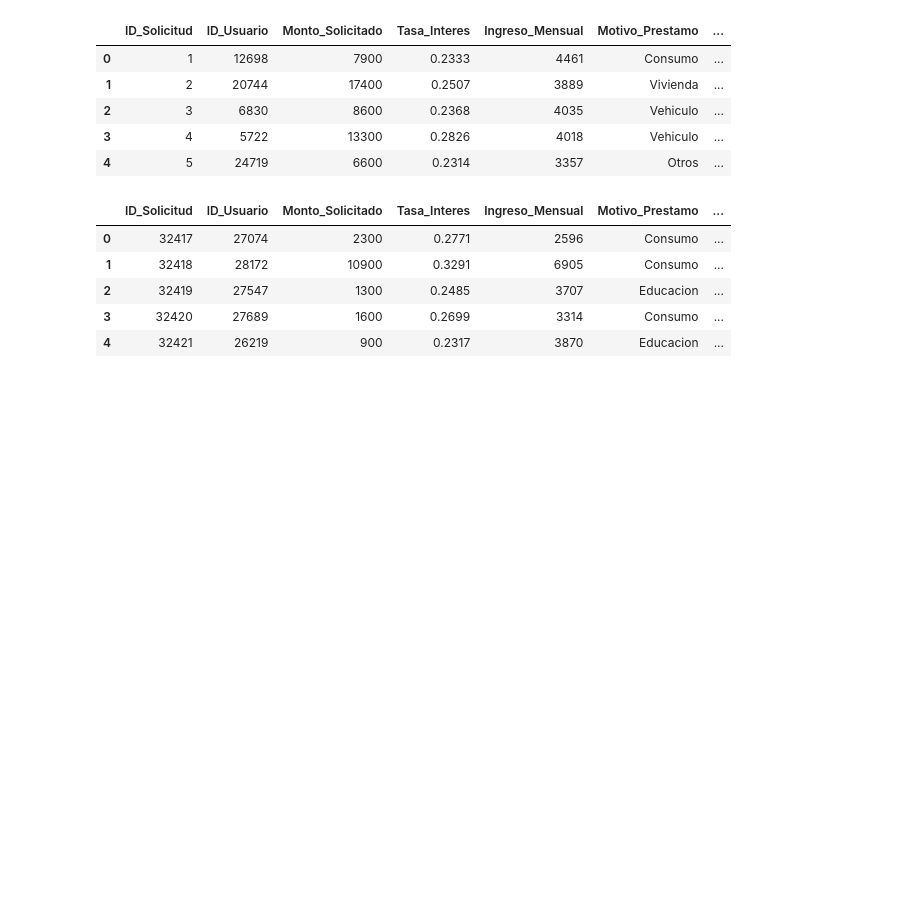
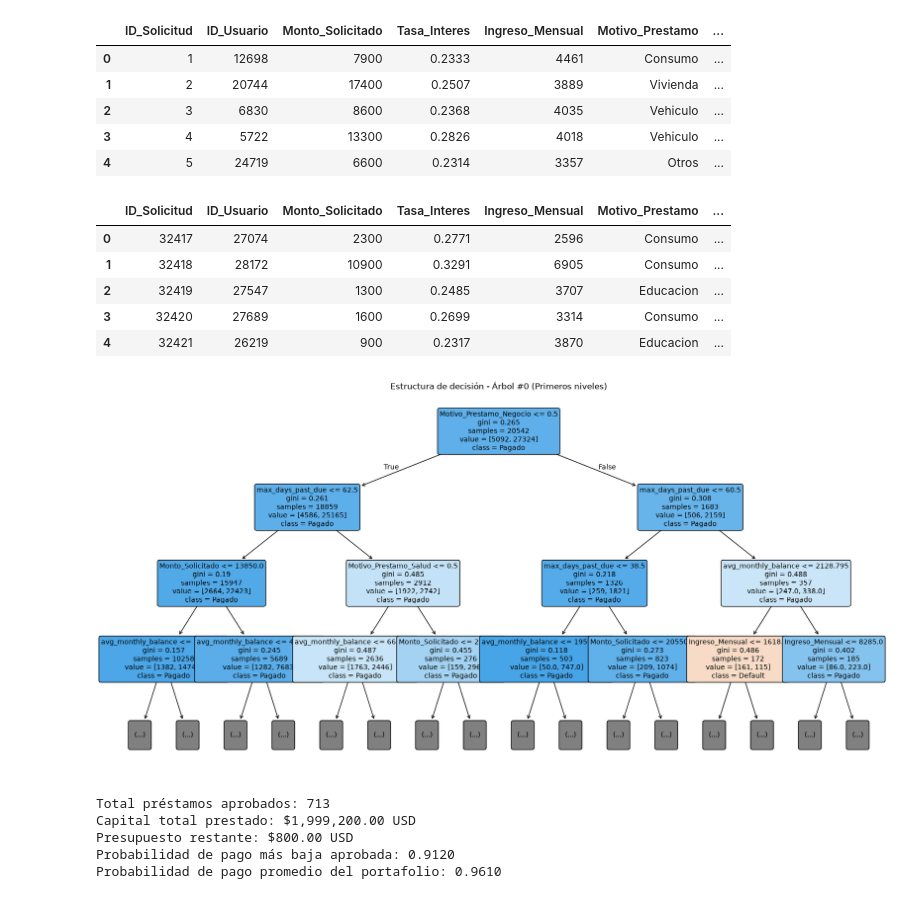
Before and after one commit to pedrocesana04/Grupo12_Cesana-Lorenzo_ia_2026, a Jupyter notebook: entrega3/mas_probable_cobro_roi.ipynb, the cells around one changed output. Drawn from its saved outputs; the diff is of its cells as text; code cells hidden in the pictures; blank space fills up the shorter version.

Commit message:
Gráficos Árboles

```diff
--- a/entrega3/mas_probable_cobro_roi.ipynb
+++ b/entrega3/mas_probable_cobro_roi.ipynb
@@ -66,18 +66,32 @@ X_test = test_encoded.drop(columns=drop_columns)
 # %%
 # Entrenamiento y estimación
 
-# Primera Entrega (top 1)
-rf_model = RandomForestClassifier(n_estimators=150, max_depth=10, random_state=42)
-
-# Segunda Entrega (top 3)
-# rf_model = RandomForestClassifier(n_estimators=300, max_depth=20, random_state=42)
-
-# Tercera Entrega (top 2)
-# rf_model = RandomForestClassifier(n_estimators=100, max_depth=5, random_state=42)
+rf_model = RandomForestClassifier(n_estimators=150, max_depth=8, random_state=42)
 
 rf_model.fit(X_train, y_train)
 
 test["repayment_probability"] = rf_model.predict_proba(X_test)[:, 1]
+# %%
+import matplotlib.pyplot as plt
+from sklearn.tree import plot_tree
+
+first_tree = rf_model.estimators_[0]
+
+# Graficar limitando la profundidad visible para que sea legible
+plt.figure(figsize=(20, 10))
+plot_tree(
+    first_tree,
+    feature_names=X_train.columns,
+    class_names=['Default', 'Pagado'],
+    filled=True,
+    max_depth=3,
+    fontsize=10,
+    rounded=True
+)
+plt.title("Estructura de decisión - Árbol #0 (Primeros niveles)")
+plt.show()
+# %% [output]
+[figure, added]
 # %%
 gain = test["Monto_Solicitado"] * test["Tasa_Interes"]
 loss = test["Monto_Solicitado"]
@@ -124,3 +138,9 @@ print(f"Capital total prestado: ${total_allocated:,.2f} USD")
 print(f"Presupuesto restante: ${BUDGET_LIMIT - total_allocated:,.2f} USD")
 print(f"Probabilidad de pago más baja aprobada: {min_prob:.4f}")
 print(f"Probabilidad de pago promedio del portafolio: {avg_prob:.4f}")
+# %% [output]
+Total préstamos aprobados: 713
+Capital total prestado: $1,999,200.00 USD
+Presupuesto restante: $800.00 USD
+Probabilidad de pago más baja aprobada: 0.9120
+Probabilidad de pago promedio del portafolio: 0.9610
```
Also changed, not shown: 2 other files.
